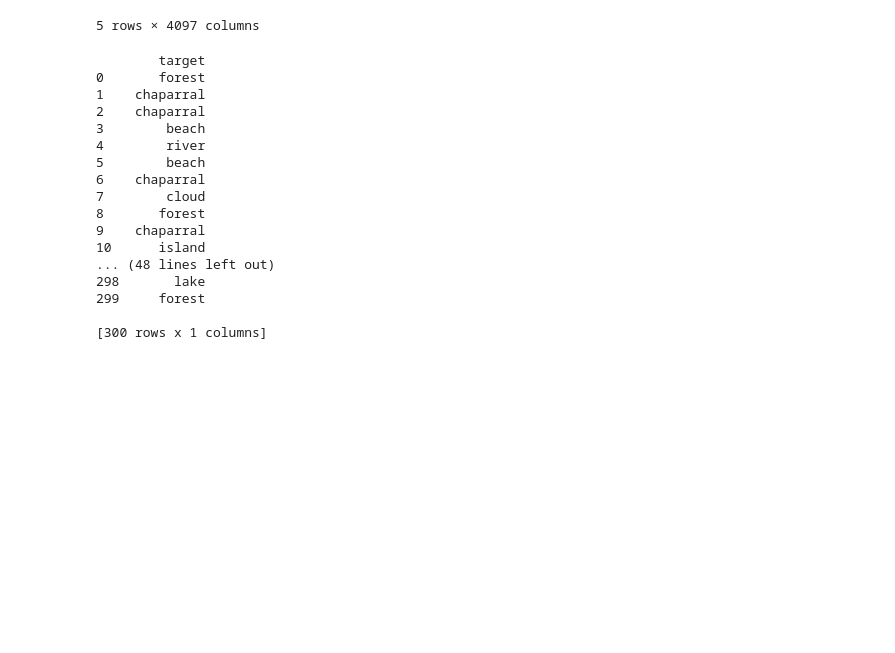
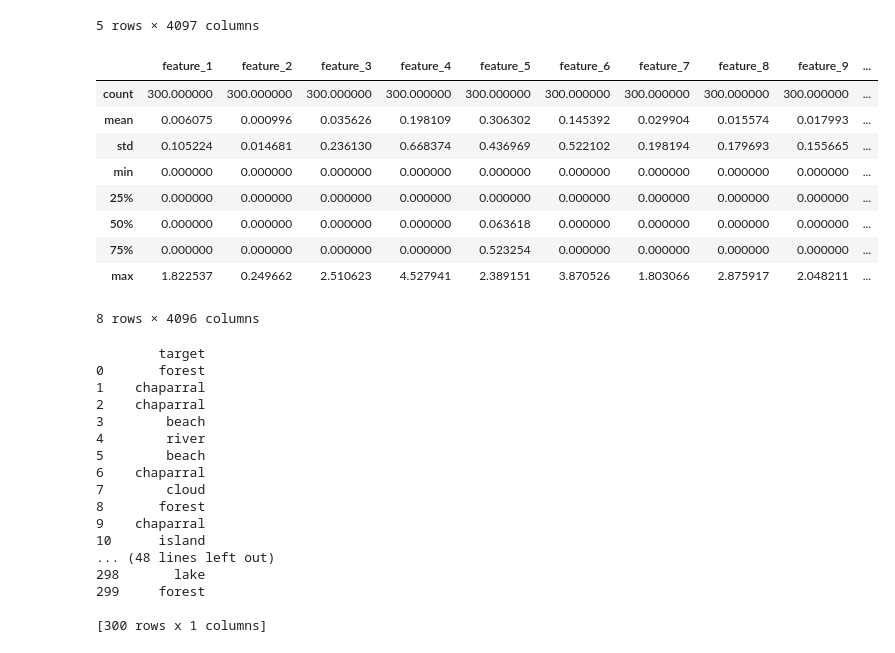
Before and after one commit to ArealTeamM2AIC/Remote-Sensing-Image, a Jupyter notebook: starting_kit/README_preprocessed.ipynb, the cells around one changed output. Saved outputs shown, nothing was run; the diff lists cells and outputs as text; code cells hidden in the pictures; blank space fills up the shorter version.

```diff
--- a/starting_kit/README_preprocessed.ipynb
+++ b/starting_kit/README_preprocessed.ipynb
@@ -79,3 +77,16 @@ data.head()
+# %%
+data.describe()
+# %% [output]
+|  | feature_1 | feature_2 | feature_3 | feature_4 | feature_5 | feature_6 | feature_7 | feature_8 | feature_9 | ... |
+| count | 300.000000 | 300.000000 | 300.000000 | 300.000000 | 300.000000 | 300.000000 | 300.000000 | 300.000000 | 300.000000 | ... |
+| mean | 0.006075 | 0.000996 | 0.035626 | 0.198109 | 0.306302 | 0.145392 | 0.029904 | 0.015574 | 0.017993 | ... |
+| std | 0.105224 | 0.014681 | 0.236130 | 0.668374 | 0.436969 | 0.522102 | 0.198194 | 0.179693 | 0.155665 | ... |
+| min | 0.000000 | 0.000000 | 0.000000 | 0.000000 | 0.000000 | 0.000000 | 0.000000 | 0.000000 | 0.000000 | ... |
+| 25% | 0.000000 | 0.000000 | 0.000000 | 0.000000 | 0.000000 | 0.000000 | 0.000000 | 0.000000 | 0.000000 | ... |
+| 50% | 0.000000 | 0.000000 | 0.000000 | 0.000000 | 0.063618 | 0.000000 | 0.000000 | 0.000000 | 0.000000 | ... |
+| 75% | 0.000000 | 0.000000 | 0.000000 | 0.000000 | 0.523254 | 0.000000 | 0.000000 | 0.000000 | 0.000000 | ... |
+| max | 1.822537 | 0.249662 | 2.510623 | 4.527941 | 2.389151 | 3.870526 | 1.803066 | 2.875917 | 2.048211 | ... |
+8 rows × 4096 columns
 # %%
 print(data.iloc[:, -1:])
 X = data.iloc[:, :-1]
```
Also changed, not shown: parts of 6 cells of this notebook.
